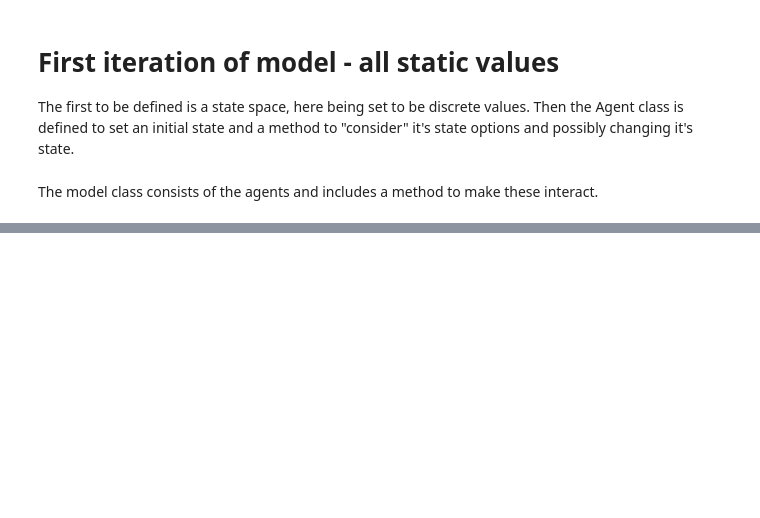
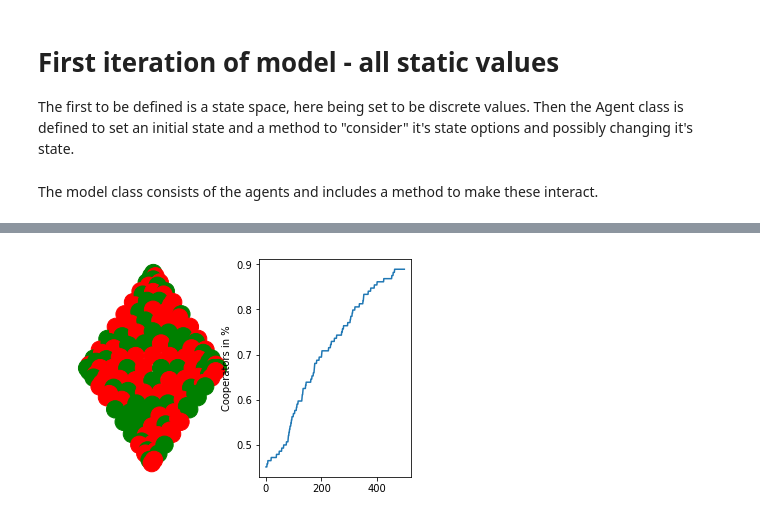
Before and after one commit to sigridbra/project-collective-altruism, a Jupyter notebook: iter1.ipynb, the cells around one changed output, grey strips where cells are left out. Saved outputs shown, nothing was run; the diff lists cells and outputs as text; code cells hidden in the pictures; blank space fills up the shorter version.

```diff
--- a/iter1.ipynb
+++ b/iter1.ipynb
@@ -126,3 +126,7 @@ for i in results:
+# %%
+(model, ratio) = simulate(12, 500, True)
+# %% [output]
+[figure, added]
 # %%
 draw_model(model)
 print(model.countCooperatorRatio())
```
Also changed, not shown: parts of 2 cells of this notebook, 3 other files.
